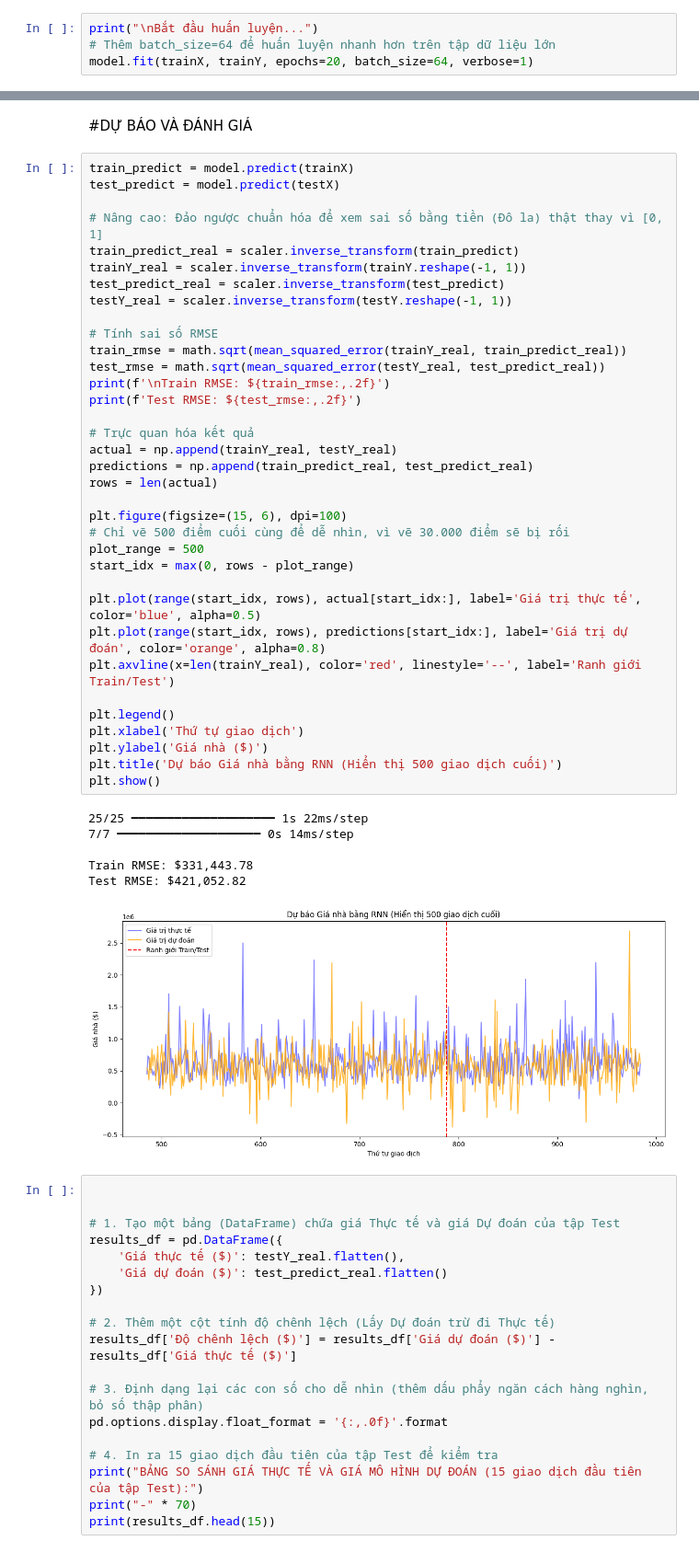
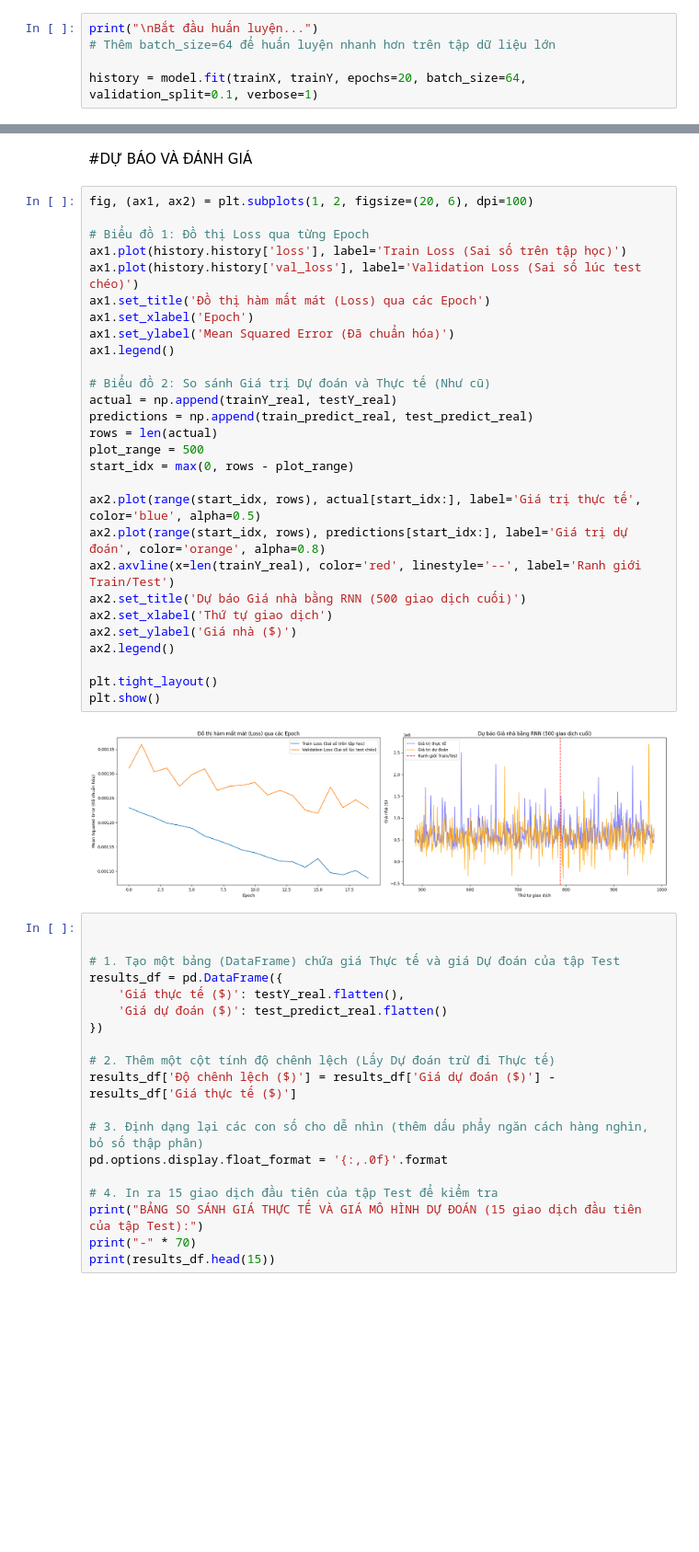
Before and after one commit to hst8486-collab/thuc-hanh--deep-learning, a Jupyter notebook: Bài_thực_hành_tuần_4.ipynb, the cells around one changed output, grey strips where cells are left out. Shown at 92% size. Saved outputs shown, nothing was run; the diff lists cells and outputs as text; blank space fills up the shorter version.

Commit message:
Được tạo bằng Colab

```diff
--- a/Bài_thực_hành_tuần_4.ipynb
+++ b/Bài_thực_hành_tuần_4.ipynb
@@ -625,7 +624,8 @@ model = create_RNN(
 # %%
 print("\nBắt đầu huấn luyện...")
 # Thêm batch_size=64 để huấn luyện nhanh hơn trên tập dữ liệu lớn
-model.fit(trainX, trainY, epochs=20, batch_size=64, verbose=1)
+
+history = model.fit(trainX, trainY, epochs=20, batch_size=64, validation_split=0.1, verbose=1)
 # %% [output]
 Bắt đầu huấn luyện...
 Epoch 1/20
@@ -648,47 +647,35 @@ Epoch 20/20
 # %% [markdown]
 #DỰ BÁO VÀ ĐÁNH GIÁ
-# %%
-train_predict = model.predict(trainX)
-test_predict = model.predict(testX)
-
-# Nâng cao: Đảo ngược chuẩn hóa để xem sai số bằng tiền (Đô la) thật thay vì [0, 1]
-train_predict_real = scaler.inverse_transform(train_predict)
-trainY_real = scaler.inverse_transform(trainY.reshape(-1, 1))
-test_predict_real = scaler.inverse_transform(test_predict)
-testY_real = scaler.inverse_transform(testY.reshape(-1, 1))
-
-# Tính sai số RMSE
-train_rmse = math.sqrt(mean_squared_error(trainY_real, train_predict_real))
-test_rmse = math.sqrt(mean_squared_error(testY_real, test_predict_real))
-print(f'\nTrain RMSE: ${train_rmse:,.2f}')
-print(f'Test RMSE: ${test_rmse:,.2f}')
-
-# Trực quan hóa kết quả
-actual = np.append(trainY_real, testY_real)
-predictions = np.append(train_predict_real, test_predict_real)
-rows = len(actual)
-
-plt.figure(figsize=(15, 6), dpi=100)
-# Chỉ vẽ 500 điểm cuối cùng để dễ nhìn, vì vẽ 30.000 điểm sẽ bị rối
-plot_range = 500
-start_idx = max(0, rows - plot_range)
-
-plt.plot(range(start_idx, rows), actual[start_idx:], label='Giá trị thực tế', color='blue', alpha=0.5)
-plt.plot(range(start_idx, rows), predictions[start_idx:], label='Giá trị dự đoán', color='orange', alpha=0.8)
-plt.axvline(x=len(trainY_real), color='red', linestyle='--', label='Ranh giới Train/Test')
-
-plt.legend()
-plt.xlabel('Thứ tự giao dịch')
-plt.ylabel('Giá nhà ($)')
-plt.title('Dự báo Giá nhà bằng RNN (Hiển thị 500 giao dịch cuối)')
-plt.show()
-# %% [output]
-25/25 ━━━━━━━━━━━━━━━━━━━━ 1s 22ms/step
-7/7 ━━━━━━━━━━━━━━━━━━━━ 0s 14ms/step
-
-Train RMSE: $331,443.78
-Test RMSE: $421,052.82
-[figure, removed]
+# %%
+fig, (ax1, ax2) = plt.subplots(1, 2, figsize=(20, 6), dpi=100)
+
+# Biểu đồ 1: Đồ thị Loss qua từng Epoch
+ax1.plot(history.history['loss'], label='Train Loss (Sai số trên tập học)')
+ax1.plot(history.history['val_loss'], label='Validation Loss (Sai số lúc test chéo)')
+ax1.set_title('Đồ thị hàm mất mát (Loss) qua các Epoch')
+ax1.set_xlabel('Epoch')
+ax1.set_ylabel('Mean Squared Error (Đã chuẩn hóa)')
+ax1.legend()
+
+# Biểu đồ 2: So sánh Giá trị Dự đoán và Thực tế (Như cũ)
+actual = np.append(trainY_real, testY_real)
+predictions = np.append(train_predict_real, test_predict_real)
+rows = len(actual)
+plot_range = 500
+start_idx = max(0, rows - plot_range)
+
+ax2.plot(range(start_idx, rows), actual[start_idx:], label='Giá trị thực tế', color='blue', alpha=0.5)
+ax2.plot(range(start_idx, rows), predictions[start_idx:], label='Giá trị dự đoán', color='orange', alpha=0.8)
+ax2.axvline(x=len(trainY_real), color='red', linestyle='--', label='Ranh giới Train/Test')
+ax2.set_title('Dự báo Giá nhà bằng RNN (500 giao dịch cuối)')
+ax2.set_xlabel('Thứ tự giao dịch')
+ax2.set_ylabel('Giá nhà ($)')
+ax2.legend()
+
+plt.tight_layout()
+plt.show()
+# %% [output]
+[figure, added]
 # %%
 
 
```
Also changed, not shown: parts of 2 cells of this notebook.
